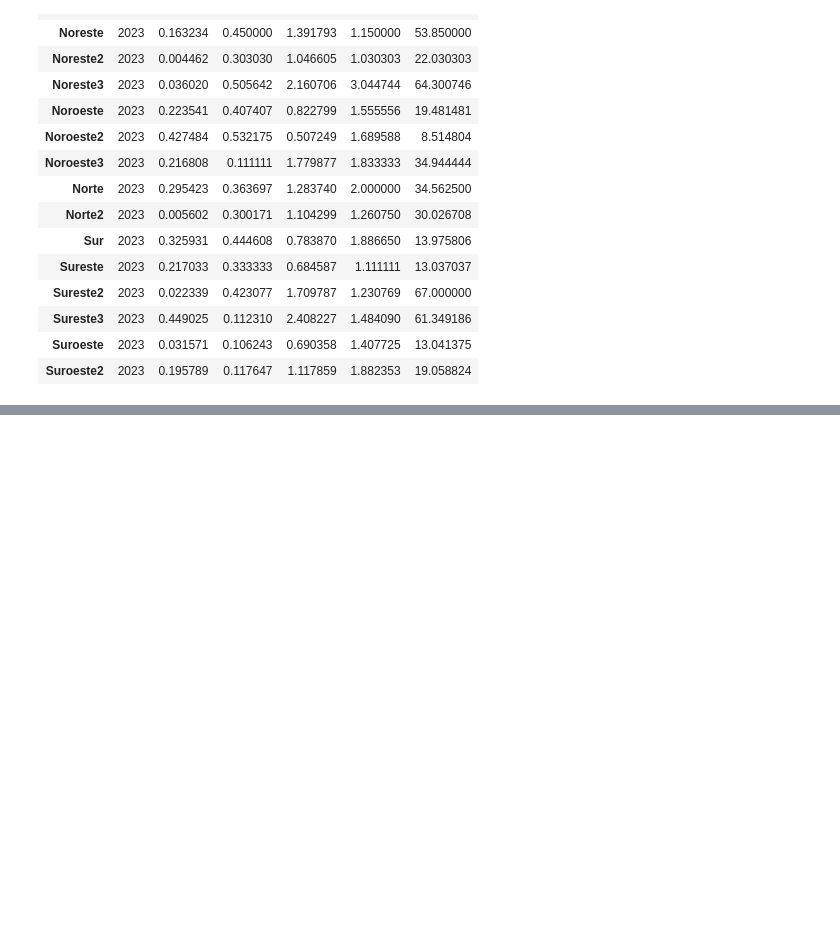
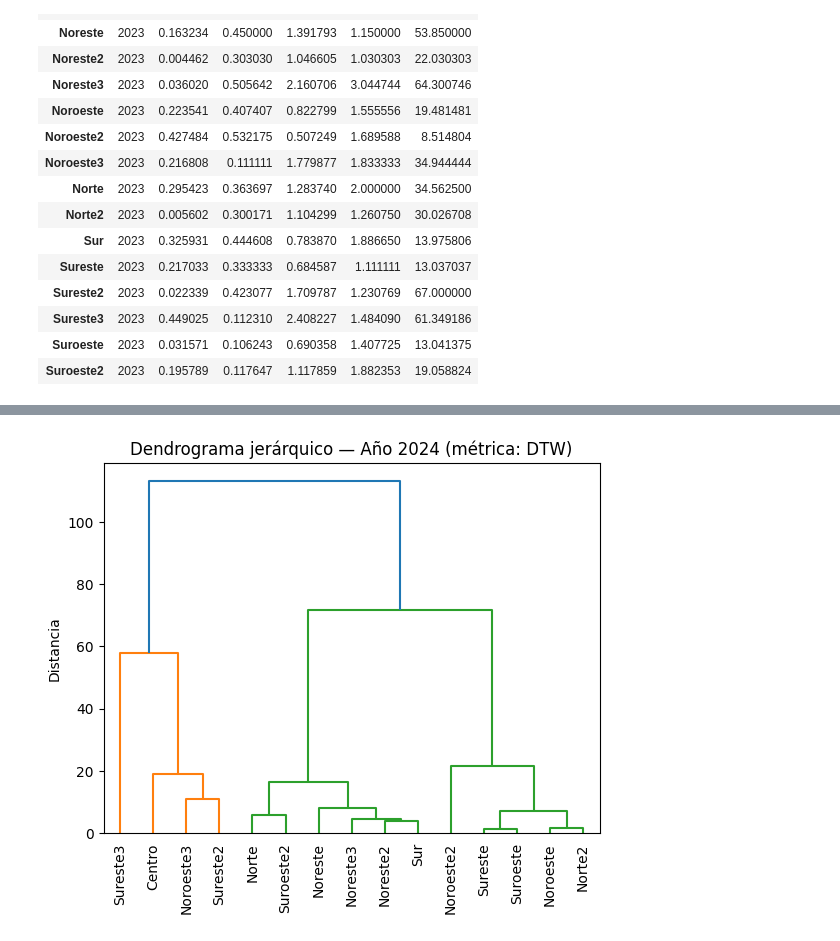
Before and after one commit to andreroblesb/airemty, a Jupyter notebook: conglomerados.ipynb, the cells around one changed output, grey strips where cells are left out. Cells and saved outputs as stored; diff of their text form; code cells hidden in the pictures; blank space fills up the shorter version.

```diff
--- a/conglomerados.ipynb
+++ b/conglomerados.ipynb
@@ -118,0 +145,13 @@ plt.show()
+# %%
+# Matriz de distancias DTW
+dist_matrix_4 = cdist_dtw(df_2024)
+
+# Clustering jerárquico
+Z_4 = linkage(dist_matrix_4, method='ward')
+
+dendrogram(Z_4, labels=df_2024.index.tolist(), leaf_rotation=90, leaf_font_size=10)
+plt.title("Dendrograma jerárquico — Año 2024 (métrica: DTW)")
+plt.ylabel("Distancia")
+plt.show()
+# %% [output]
+[figure, added]
```
Also changed, not shown: parts of 4 cells of this notebook.
